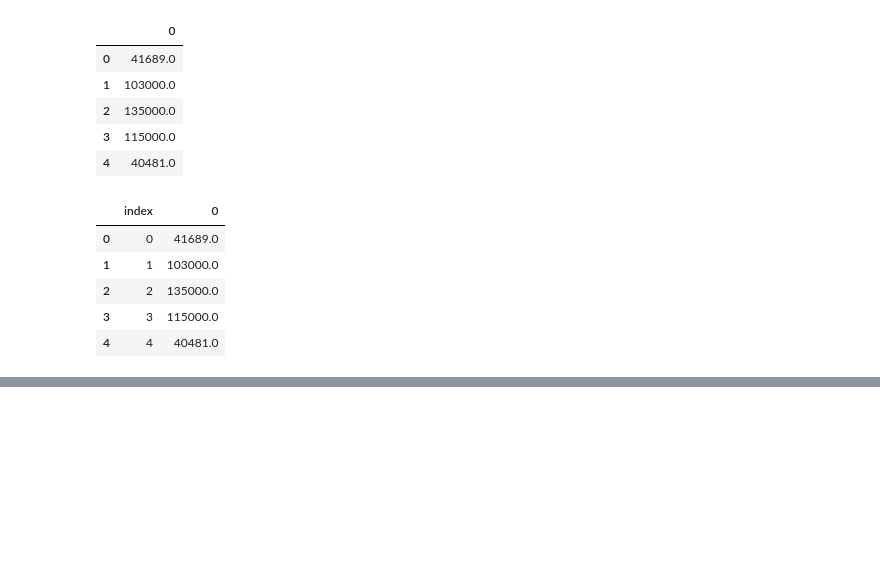
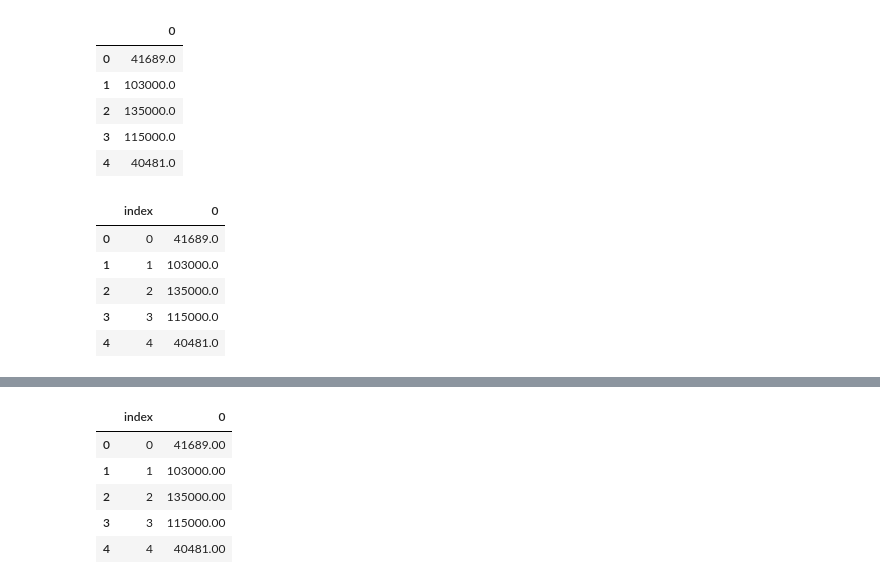
Before and after one commit to OrianAmpuero/Kaggle_Competition, a Jupyter notebook: src/Kaggle Competition_1.ipynb, the cells around one changed output, grey strips where cells are left out. Drawn from its saved outputs; the diff is of its cells as text; code cells hidden in the pictures; blank space fills up the shorter version.

```diff
--- a/src/Kaggle Competition_1.ipynb
+++ b/src/Kaggle Competition_1.ipynb
@@ -325,0 +414,6 @@ solution.to_csv('../results/rfr_dummies.csv', index=False)
+# %%
+df2.drop(columns='salary_in_usd', inplace=True)
+# %%
+y_pred_clf=rfc.predict(df2)
+
+y_pred_clf[:10]
@@ -325,0 +423,3 @@ solution.to_csv('../results/rfr_dummies.csv', index=False)
+# %%
+solution_gauss = pd.DataFrame(y_pred_clf)
+solution_gauss.head()
@@ -325,0 +433,10 @@ solution.to_csv('../results/rfr_dummies.csv', index=False)
+# %%
+solution_gauss.reset_index(drop=False, inplace=True)
+solution_gauss.head()
+# %% [output]
+|  | index | 0 |
+| 0 | 0 | 41689.00 |
+| 1 | 1 | 103000.00 |
+| 2 | 2 | 135000.00 |
+| 3 | 3 | 115000.00 |
+| 4 | 4 | 40481.00 |
```
Also changed, not shown: parts of 12 cells of this notebook, 1 other file.
